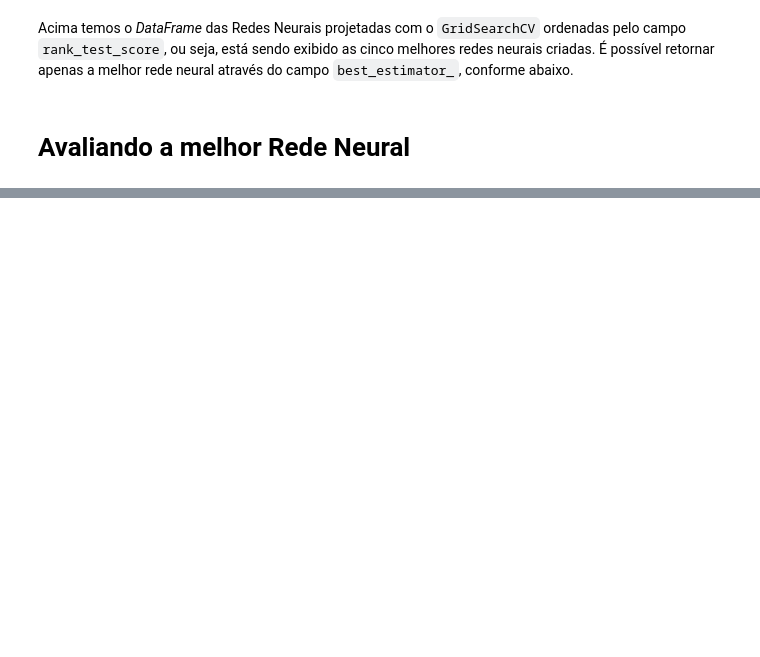
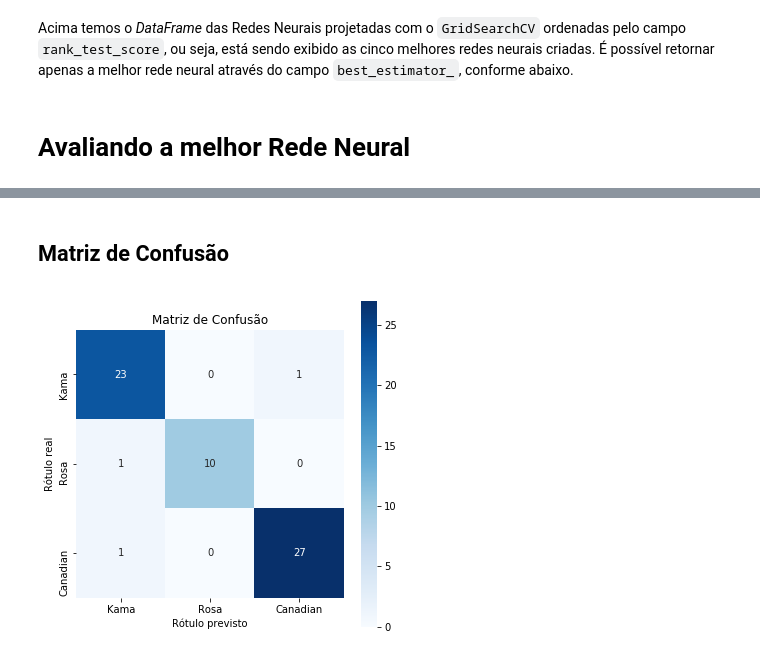
Before and after one commit to llucasreis/RNA-2018.2, a Jupyter notebook: practical-project-4/Atividade_4.ipynb, the cells around one changed output, grey strips where cells are left out. Drawn from its saved outputs; the diff is of its cells as text; code cells hidden in the pictures; blank space fills up the shorter version.

Commit message:
feat: add confusion matrix

```diff
--- a/practical-project-4/Atividade_4.ipynb
+++ b/practical-project-4/Atividade_4.ipynb
@@ -36,8 +36,9 @@ Tamanho do dataset: 210
 ### 1. Histograma do atributo alvo
 # %%
 target_name = "variety"
+classes_names = ['Kama','Rosa','Canadian']
 g = sns.catplot(x=target_name, data=df, kind="count", palette="muted", height=4.5, aspect=1.0)
-g.set_xticklabels(['Kama', 'Rosa', 'Canadian'])
+g.set_xticklabels(classes_names)
 g.set_axis_labels("Classe", "Frequência")
 plt.title('Histograma de classes')
 plt.show()
@@ -156,0 +166,14 @@ accuracy_score(Y_test,Y_pred)
+# %% [markdown]
+## Matriz de Confusão
+# %%
+plt.figure(figsize = (6,6))
+
+g = sns.heatmap(confusion_matrix(Y_test,Y_pred),annot=True,square=True,fmt="d",cmap="Blues")
+g.set_xticklabels(classes_names)
+g.set_yticklabels(classes_names)
+g.set_ylabel('Rótulo real')
+g.set_xlabel('Rótulo previsto')
+g.set_title('Matriz de Confusão')
+plt.show()
+# %% [output]
+[figure, added]
```
Also changed, not shown: parts of 8 cells of this notebook.
